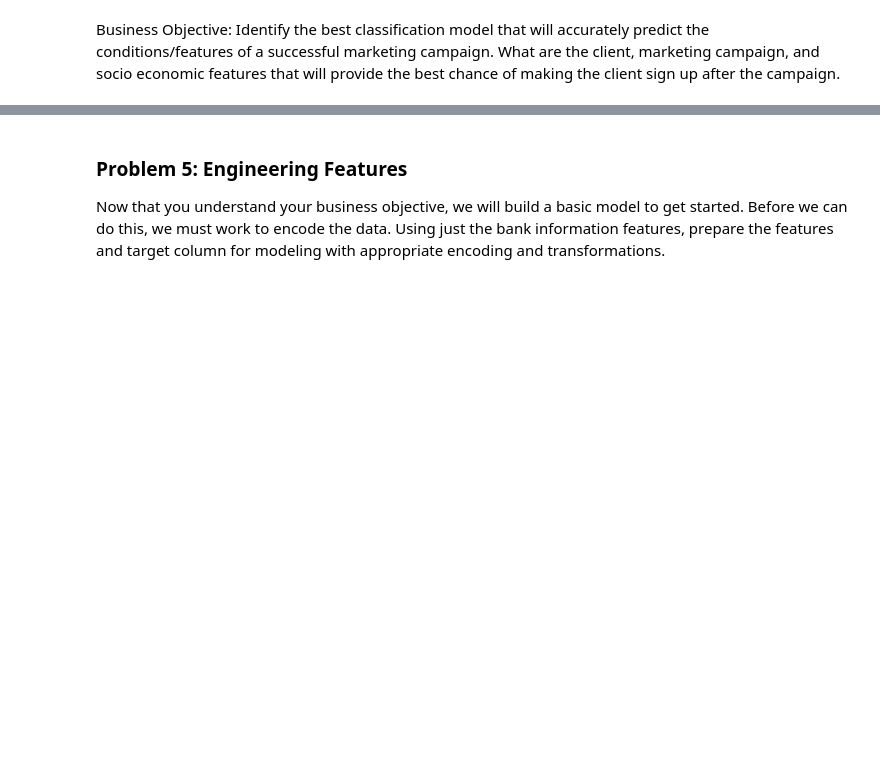
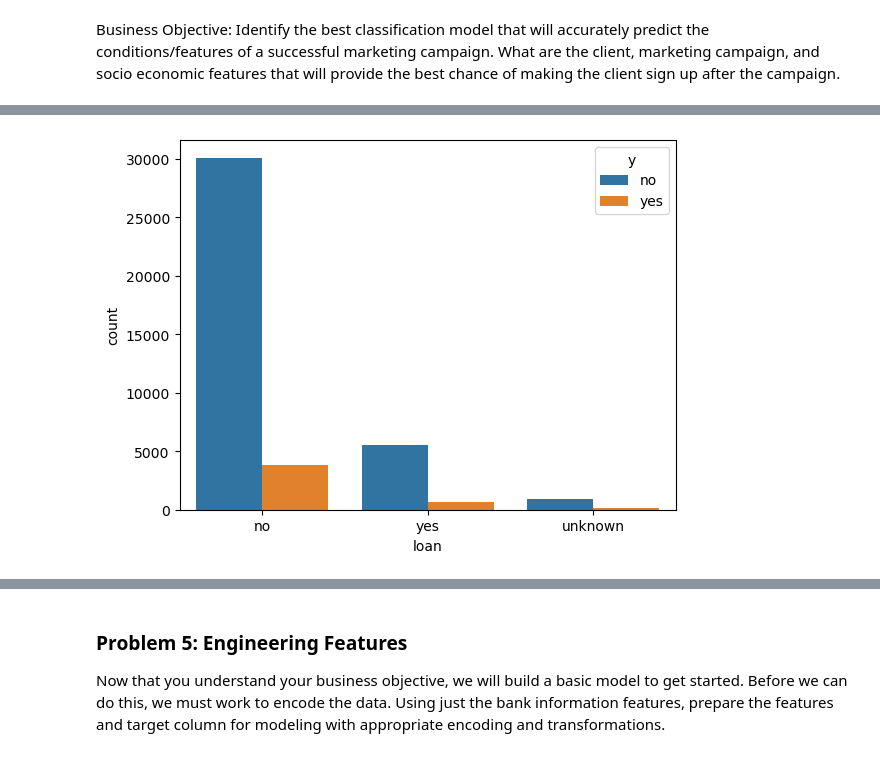
Before and after one commit to cdungca/comparing-classifiers, a Jupyter notebook: prompt_III.ipynb, the cells around one changed output, grey strips where cells are left out. Cells and saved outputs as stored; diff of their text form; code cells hidden in the pictures; blank space fills up the shorter version.

```diff
--- a/prompt_III.ipynb
+++ b/prompt_III.ipynb
@@ -101,0 +128,13 @@ Business Objective: Identify the best classification model that will accurately
+# %%
+
+
+# Load a sample dataset
+#tips = sns.load_dataset('DFtips')
+
+# Create a count plot
+sns.countplot(x='loan', hue='y', data=df)
+
+# Display the plot
+plt.show()
+# %% [output]
+[figure, added]
```
Also changed, not shown: parts of 29 cells of this notebook.
